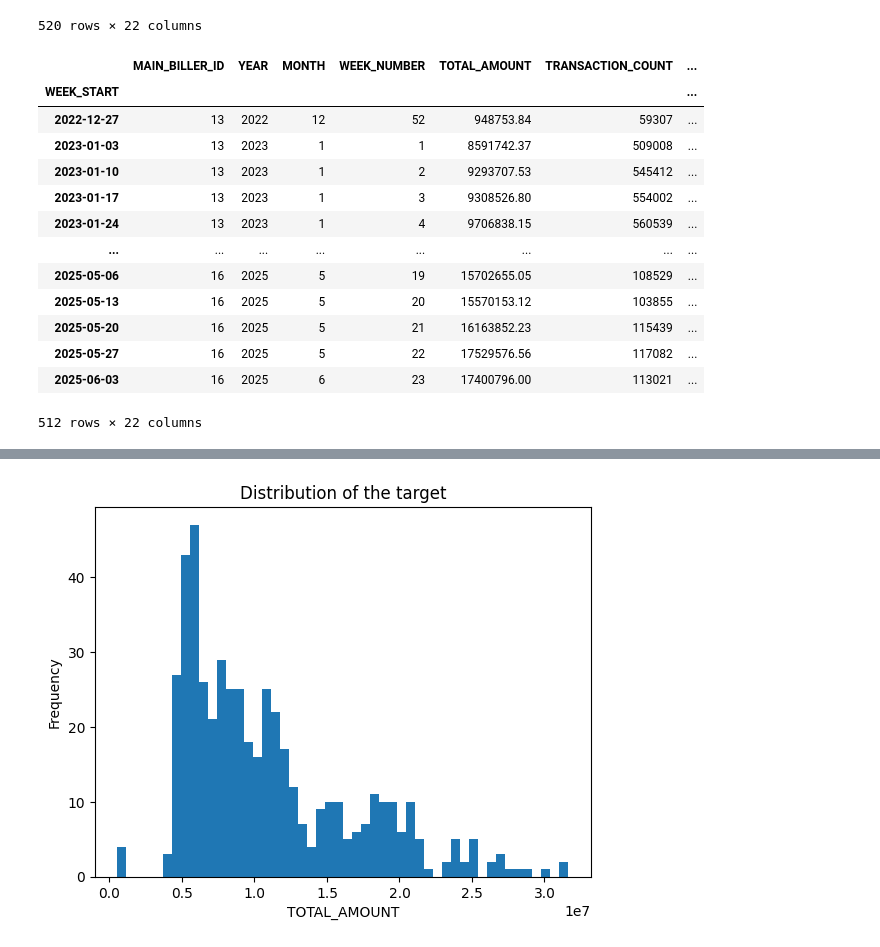
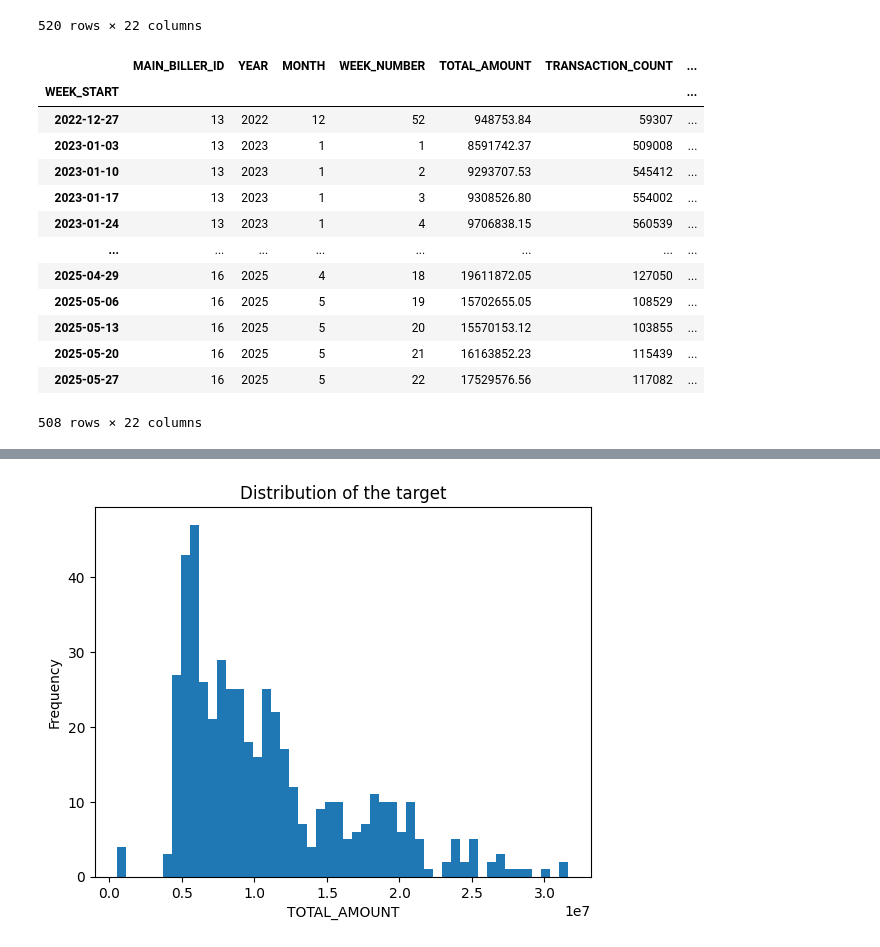
Before and after one commit to Jad-RAMOSS/Damen_AI_TeleForecast, a Jupyter notebook: model.ipynb, the cells around one changed output, grey strips where cells are left out. Saved outputs shown, nothing was run; the diff lists cells and outputs as text; code cells hidden in the pictures.

```diff
--- a/model.ipynb
+++ b/model.ipynb
@@ -157,21 +165,22 @@ split_date='2025-06-10'
 df = df[df.index < split_date]
-# %%
-df
-# %% [output]
-|  | MAIN_BILLER_ID | YEAR | MONTH | WEEK_NUMBER | TOTAL_AMOUNT | TRANSACTION_COUNT | ... |
-| WEEK_START |  |  |  |  |  |  | ... |
-| 2022-12-27 | 13 | 2022 | 12 | 52 | 948753.84 | 59307 | ... |
-| 2023-01-03 | 13 | 2023 | 1 | 1 | 8591742.37 | 509008 | ... |
-| 2023-01-10 | 13 | 2023 | 1 | 2 | 9293707.53 | 545412 | ... |
-| 2023-01-17 | 13 | 2023 | 1 | 3 | 9308526.80 | 554002 | ... |
-| 2023-01-24 | 13 | 2023 | 1 | 4 | 9706838.15 | 560539 | ... |
-| ... | ... | ... | ... | ... | ... | ... | ... |
-| 2025-05-06 | 16 | 2025 | 5 | 19 | 15702655.05 | 108529 | ... |
-| 2025-05-13 | 16 | 2025 | 5 | 20 | 15570153.12 | 103855 | ... |
-| 2025-05-20 | 16 | 2025 | 5 | 21 | 16163852.23 | 115439 | ... |
-| 2025-05-27 | 16 | 2025 | 5 | 22 | 17529576.56 | 117082 | ... |
-| 2025-06-03 | 16 | 2025 | 6 | 23 | 17400796.00 | 113021 | ... |
-512 rows × 22 columns
+# %%
+pd.set_option('display.max_columns', None)
+df
+# %% [output]
+|  | MAIN_BILLER_ID | YEAR | MONTH | WEEK_NUMBER | TOTAL_AMOUNT | TRANSACTION_COUNT | ... |
+| WEEK_START |  |  |  |  |  |  | ... |
+| 2022-12-27 | 13 | 2022 | 12 | 52 | 948753.84 | 59307 | ... |
+| 2023-01-03 | 13 | 2023 | 1 | 1 | 8591742.37 | 509008 | ... |
+| 2023-01-10 | 13 | 2023 | 1 | 2 | 9293707.53 | 545412 | ... |
+| 2023-01-17 | 13 | 2023 | 1 | 3 | 9308526.80 | 554002 | ... |
+| 2023-01-24 | 13 | 2023 | 1 | 4 | 9706838.15 | 560539 | ... |
+| ... | ... | ... | ... | ... | ... | ... | ... |
+| 2025-04-29 | 16 | 2025 | 4 | 18 | 19611872.05 | 127050 | ... |
+| 2025-05-06 | 16 | 2025 | 5 | 19 | 15702655.05 | 108529 | ... |
+| 2025-05-13 | 16 | 2025 | 5 | 20 | 15570153.12 | 103855 | ... |
+| 2025-05-20 | 16 | 2025 | 5 | 21 | 16163852.23 | 115439 | ... |
+| 2025-05-27 | 16 | 2025 | 5 | 22 | 17529576.56 | 117082 | ... |
+508 rows × 22 columns
 # %%
 corr_matrix = df.corr()
 f, ax = plt.subplots(figsize=(12, 9))
```
Also changed, not shown: parts of 13 cells of this notebook.
